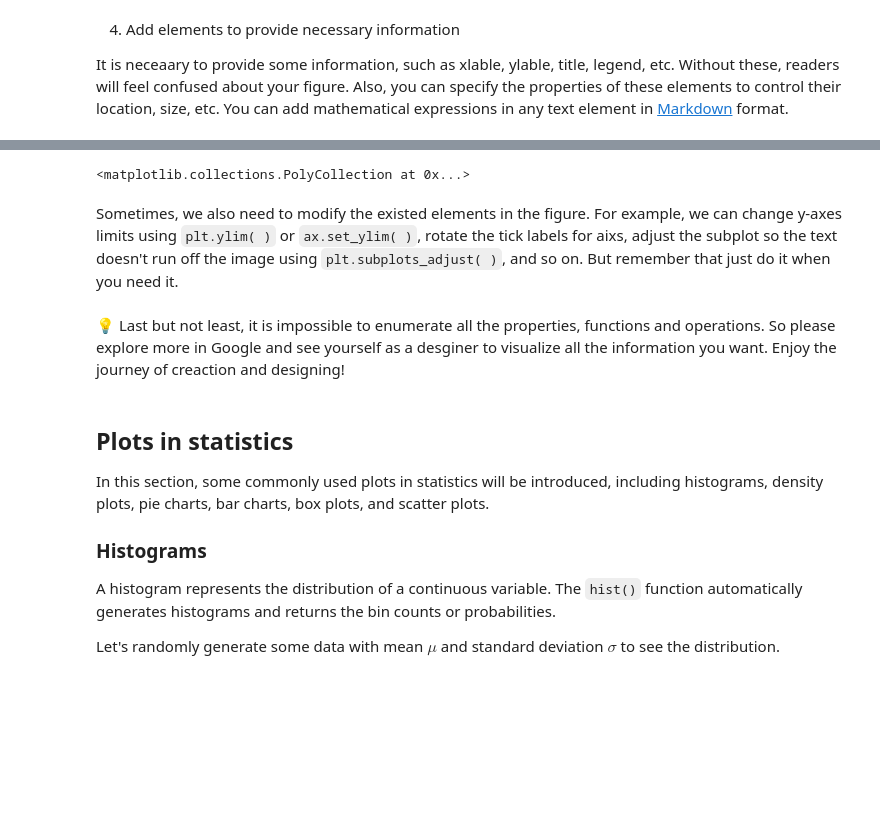
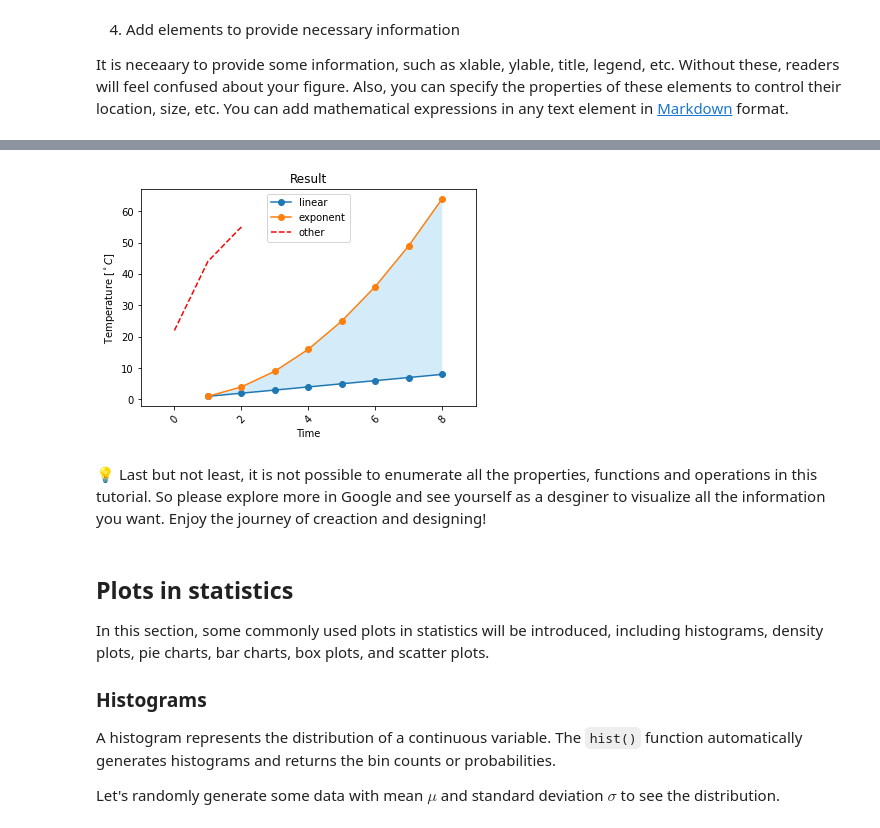
Before and after one commit to XiaogangHe/python-climate-visuals, a Jupyter notebook: chapters/data-visuals/matplotlib-basic.ipynb, the cells around one changed output, grey strips where cells are left out. Saved outputs shown, nothing was run; the diff lists cells and outputs as text; code cells hidden in the pictures; blank space fills up the shorter version.

```diff
--- a/chapters/data-visuals/matplotlib-basic.ipynb
+++ b/chapters/data-visuals/matplotlib-basic.ipynb
@@ -215,10 +212,22 @@ Visual embellishment can benefit comprehension and memorability of charts (relat
 # %%
+fig, ax = plt.subplots()
+ax.plot(df, '-o')
+# plot another series with a dashed red line
+ax.plot([22,44,55], '--r')
+# add xlabel, ylable, and title
+ax.set_xlabel('Time')
+ax.set_ylabel('Temperature [$^\circ C$]')
+ax.set_title('Result')
+# add a legend with legend entries (because we didn't have labels when we plotted the data series)
+ax.legend(list(df.columns)+['other'], loc='upper center')
+
 # fill the area between the linear data and exponential data
 ax.fill_between(df.index,
                 linear_data, exponential_data,
                 facecolor='#56B4E9',  # you can specify the color you like
                 alpha=0.25)
+# modify elements
+ax.set_xlim(-1,9)
+ax.tick_params(axis='x', labelrotation=45)
 # %% [output]
-<matplotlib.collections.PolyCollection at 0x...>
+[figure, added]
-# %% [markdown]
-Sometimes, we also need to modify the existed elements in the figure. For example, we can change y-axes limits using `plt.ylim( )` or `ax.set_ylim( )`, rotate the tick labels for aixs, adjust the subplot so the text doesn't run off the image using `plt.subplots_adjust( )`, and so on. But remember that just do it when you need it.
@@ -229,5 +234,5 @@ plt.subplots_adjust(bottom=0.2)
 # %% [markdown]
-💡 Last but not least, it is impossible to enumerate all the properties, functions and operations. So please explore more in Google and see yourself as a desginer to visualize all the information you want. Enjoy the journey of creaction and designing!
+💡 Last but not least, it is not possible to enumerate all the properties, functions and operations in this tutorial. So please explore more in Google and see yourself as a desginer to visualize all the information you want. Enjoy the journey of creaction and designing!
 # %% [markdown]
 ## Plots in statistics
 
```
Also changed, not shown: parts of 29 cells of this notebook.
